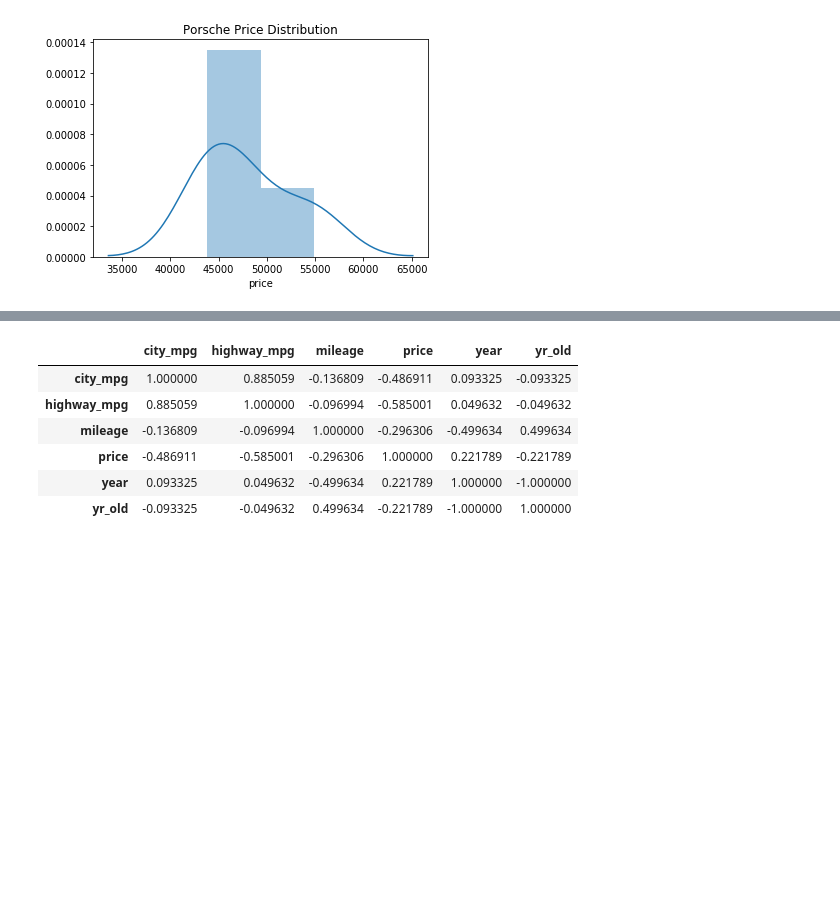
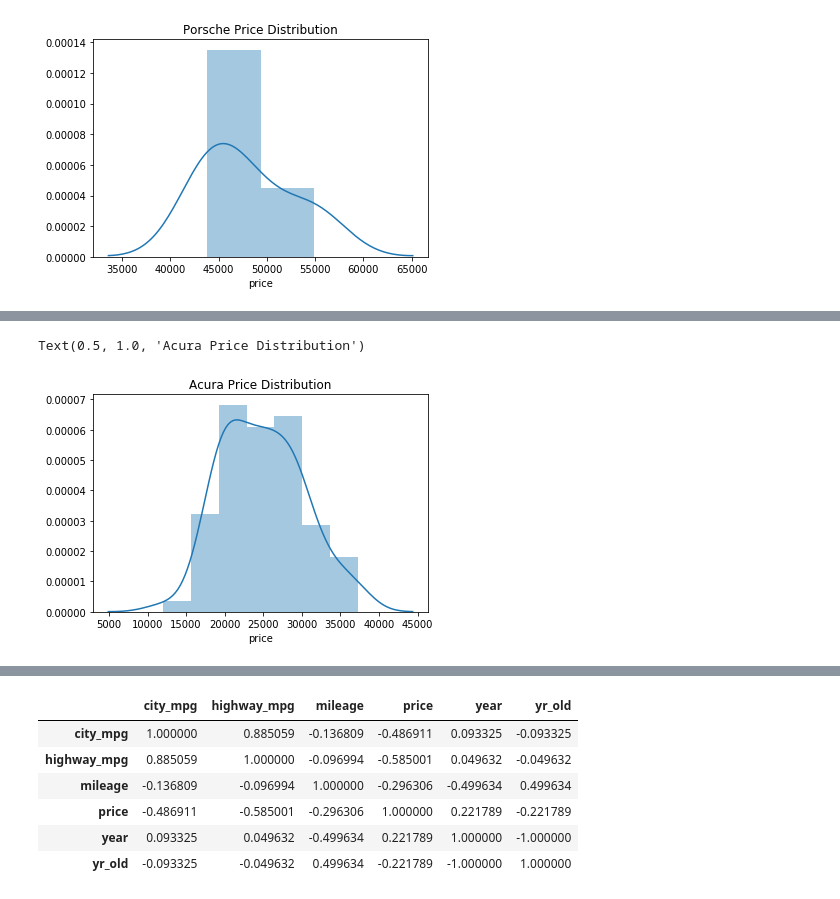
Before and after one commit to hamiltonchangcodes/Used_Car_Linear_Regression_Prediction, a Jupyter notebook: 03_EDA.ipynb, the cells around one changed output, grey strips where cells are left out. Saved outputs shown, nothing was run; the diff lists cells and outputs as text; code cells hidden in the pictures; blank space fills up the shorter version.

```diff
--- a/03_EDA.ipynb
+++ b/03_EDA.ipynb
@@ -337,3 +337,8 @@ acura
 | 2967 | 2016 Acura TLX V6 | 21.0 | FWD | 3.5L V6 24V GDI SOHC | Fathom Blue Pearl | Gasoline | 34.0 | Acura | 15095 | ... |
 | 2970 | 2017 Acura MDX 3.5L w/Advance & E... | 19.0 | AWD | 3.5L V6 24V GDI SOHC | White Diamond Pearl | Gasoline | 26.0 | Acura | 18689 | ... |
 | 3001 | 2014 Acura RDX Base | 19.0 | AWD | 3.5L V6 24V MPFI SOHC | Gray | Gasoline | 27.0 | Acura | 101036 | ... |
+# %%
+sns.distplot(acura.price).set_title("Acura Price Distribution")
+# %% [output]
+Text(0.5, 1.0, 'Acura Price Distribution')
+[figure, added]
```
Also changed, not shown: parts of 6 cells of this notebook.
